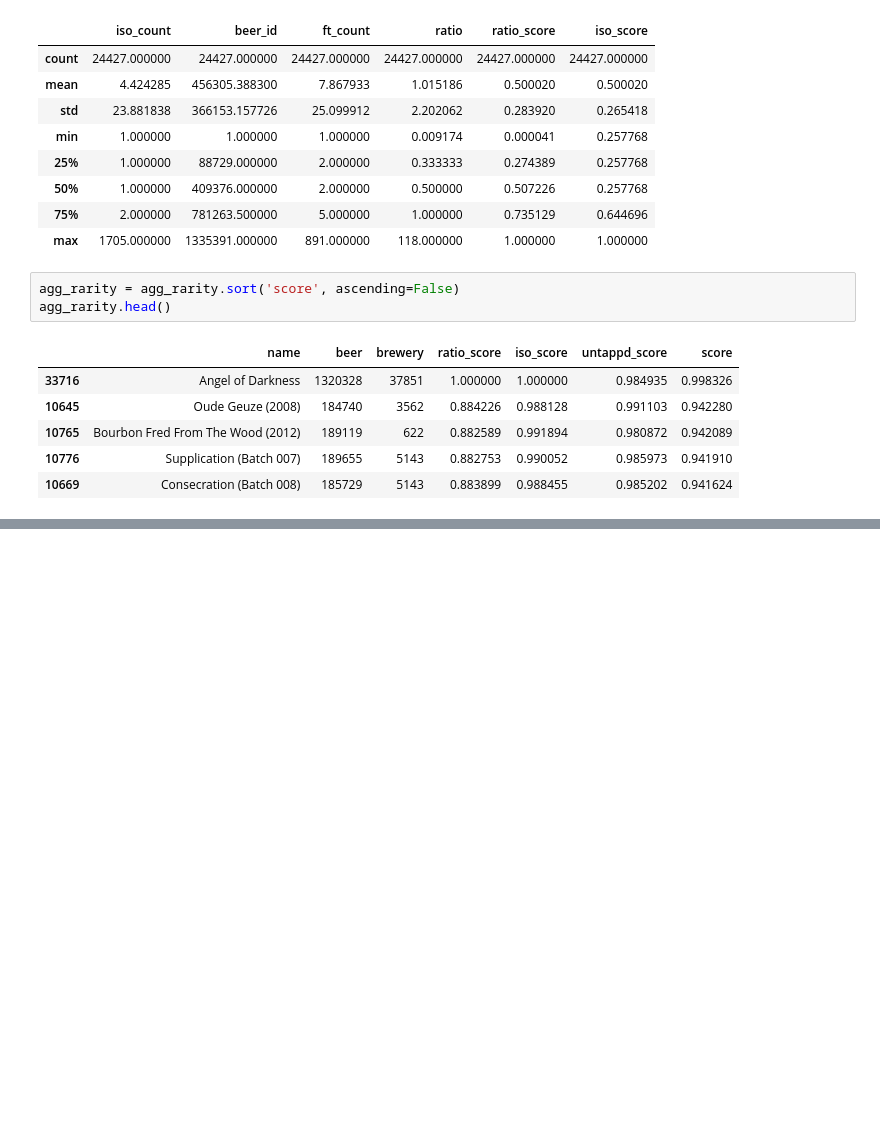
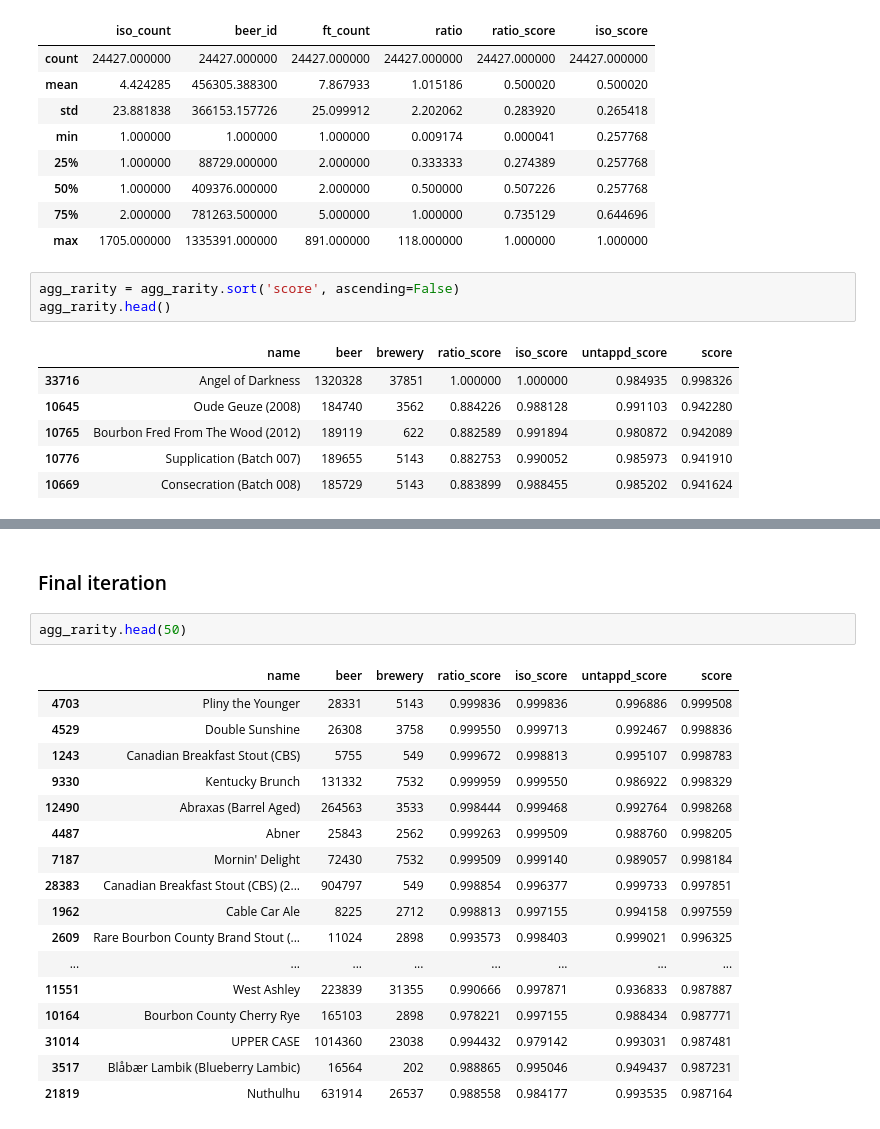
Before and after one commit to lukearmistead/savvysuds, a Jupyter notebook: other/rarity_score_eda.ipynb, the cells around one changed output, grey strips where cells are left out. Drawn from its saved outputs; the diff is of its cells as text; blank space fills up the shorter version.

```diff
--- a/other/rarity_score_eda.ipynb
+++ b/other/rarity_score_eda.ipynb
@@ -909,0 +960,22 @@ iso_ft[iso_ft['beer_id'] == 189655]
+# %% [markdown]
+### Final iteration
+# %%
+agg_rarity.head(50)
+# %% [output]
+|  | name | beer | brewery | ratio_score | iso_score | untappd_score | score |
+| 4703 | Pliny the Younger | 28331 | 5143 | 0.999836 | 0.999836 | 0.996886 | 0.999508 |
+| 4529 | Double Sunshine | 26308 | 3758 | 0.999550 | 0.999713 | 0.992467 | 0.998836 |
+| 1243 | Canadian Breakfast Stout (CBS) | 5755 | 549 | 0.999672 | 0.998813 | 0.995107 | 0.998783 |
+| 9330 | Kentucky Brunch | 131332 | 7532 | 0.999959 | 0.999550 | 0.986922 | 0.998329 |
+| 12490 | Abraxas (Barrel Aged) | 264563 | 3533 | 0.998444 | 0.999468 | 0.992764 | 0.998268 |
+| 4487 | Abner | 25843 | 2562 | 0.999263 | 0.999509 | 0.988760 | 0.998205 |
+| 7187 | Mornin' Delight | 72430 | 7532 | 0.999509 | 0.999140 | 0.989057 | 0.998184 |
+| 28383 | Canadian Breakfast Stout (CBS) (2... | 904797 | 549 | 0.998854 | 0.996377 | 0.999733 | 0.997851 |
+| 1962 | Cable Car Ale | 8225 | 2712 | 0.998813 | 0.997155 | 0.994158 | 0.997559 |
+| 2609 | Rare Bourbon County Brand Stout (... | 11024 | 2898 | 0.993573 | 0.998403 | 0.999021 | 0.996325 |
+| ... | ... | ... | ... | ... | ... | ... | ... |
+| 11551 | West Ashley | 223839 | 31355 | 0.990666 | 0.997871 | 0.936833 | 0.987887 |
+| 10164 | Bourbon County Cherry Rye | 165103 | 2898 | 0.978221 | 0.997155 | 0.988434 | 0.987771 |
+| 31014 | UPPER CASE | 1014360 | 23038 | 0.994432 | 0.979142 | 0.993031 | 0.987481 |
+| 3517 | Blåbær Lambik (Blueberry Lambic) | 16564 | 202 | 0.988865 | 0.995046 | 0.949437 | 0.987231 |
+| 21819 | Nuthulhu | 631914 | 26537 | 0.988558 | 0.984177 | 0.993535 | 0.987164 |
```
Also changed, not shown: parts of 8 cells of this notebook, 1 other file.
